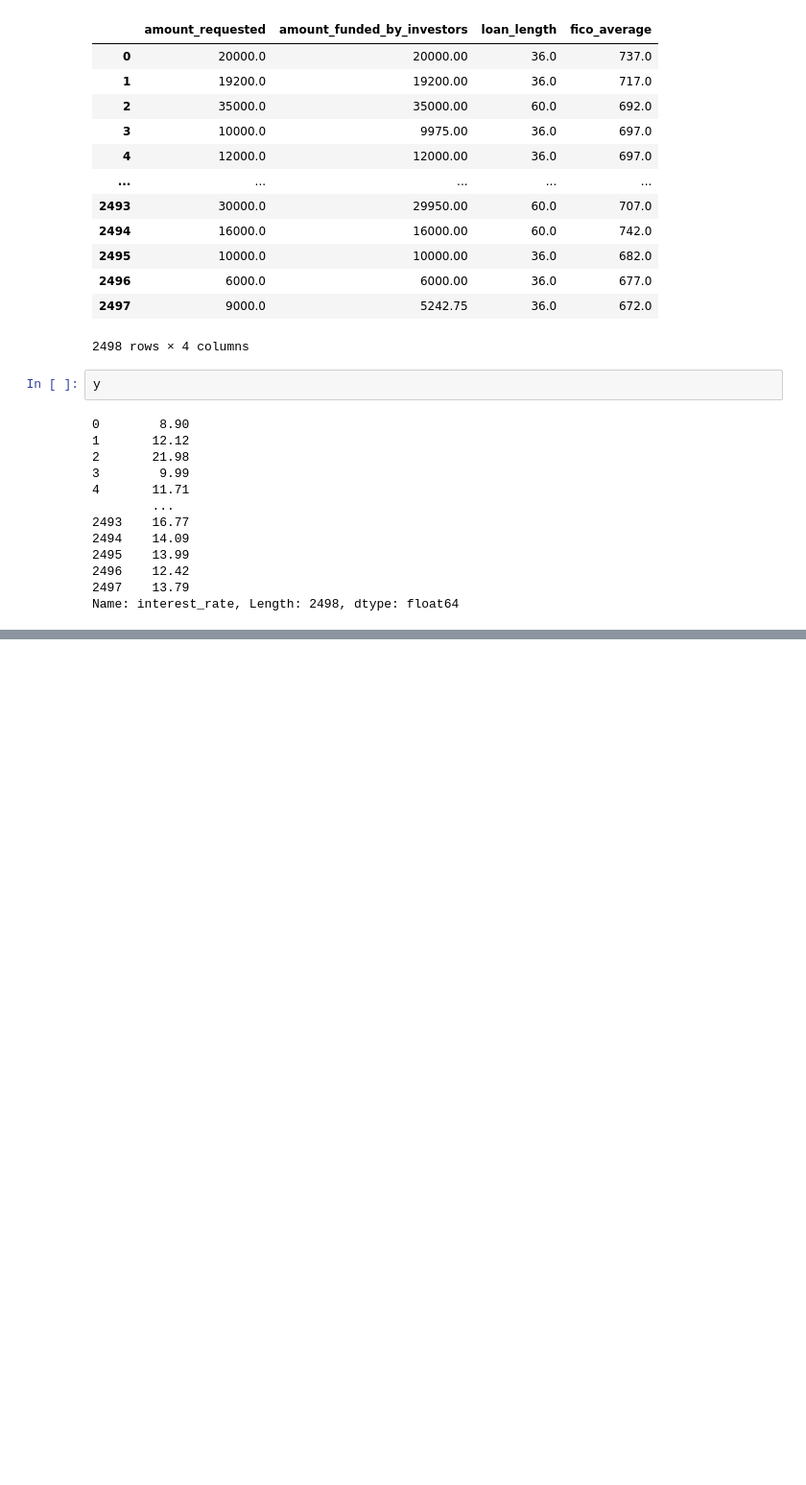
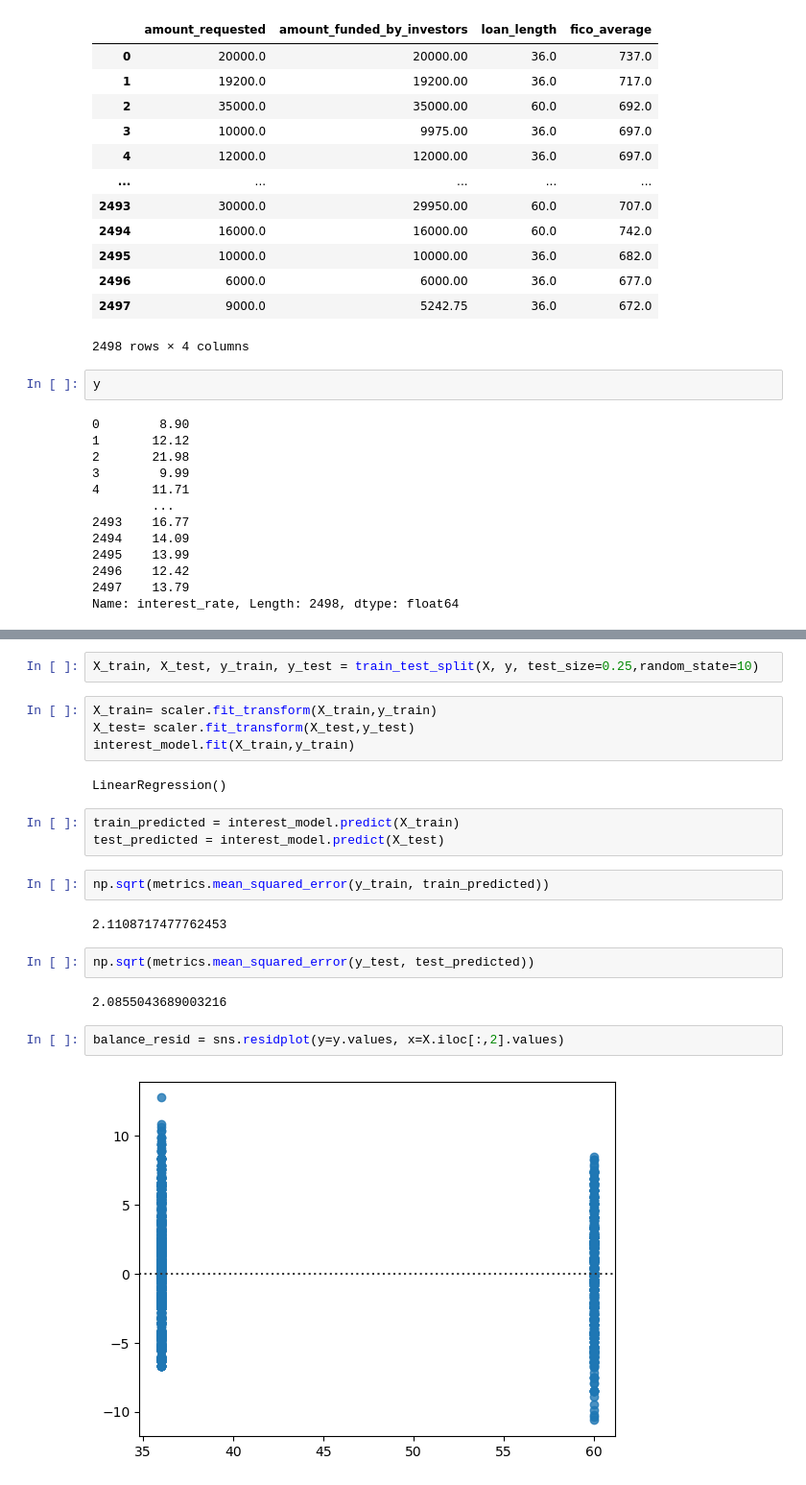
Before and after one commit to NotAFoxtrot/Linear_Regression_Casestudy, a Jupyter notebook: assignment.ipynb, the cells around one changed output, grey strips where cells are left out. Shown: that part at 96% size. Saved outputs shown, nothing was run; the diff lists cells and outputs as text; blank space fills up the shorter version.

```diff
--- a/assignment.ipynb
+++ b/assignment.ipynb
@@ -132,0 +142,23 @@ Name: interest_rate, Length: 2498, dtype: float64
+# %%
+X_train, X_test, y_train, y_test = train_test_split(X, y, test_size=0.25,random_state=10)
+# %%
+X_train= scaler.fit_transform(X_train,y_train)
+X_test= scaler.fit_transform(X_test,y_test)
+interest_model.fit(X_train,y_train)
+# %% [output]
+LinearRegression()
+# %%
+train_predicted = interest_model.predict(X_train)
+test_predicted = interest_model.predict(X_test)
+# %%
+np.sqrt(metrics.mean_squared_error(y_train, train_predicted))
+# %% [output]
+2.1108717477762453
+# %%
+np.sqrt(metrics.mean_squared_error(y_test, test_predicted))
+# %% [output]
+2.0855043689003216
+# %%
+balance_resid = sns.residplot(y=y.values, x=X.iloc[:,2].values)
+# %% [output]
+[figure, added]
```
Also changed, not shown: parts of 7 cells of this notebook.
